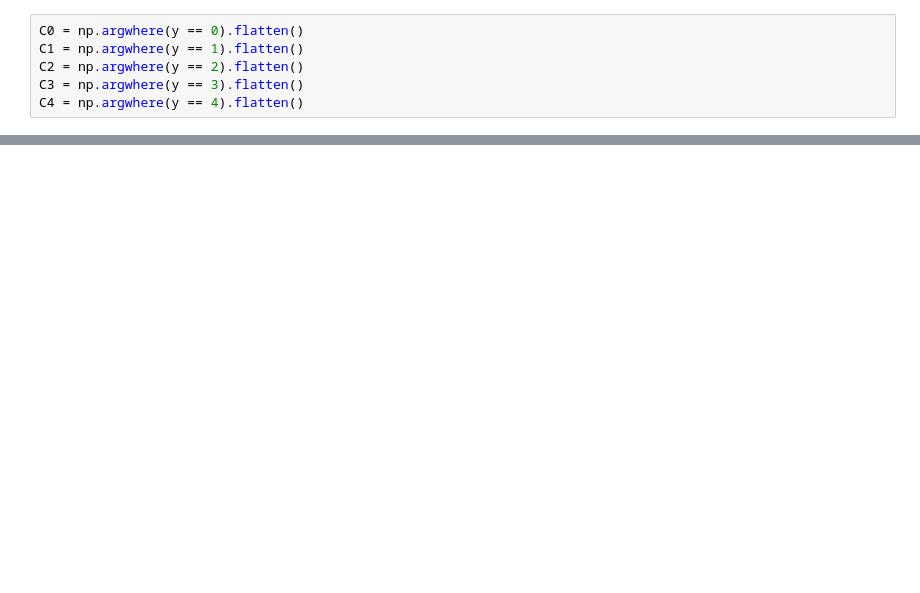
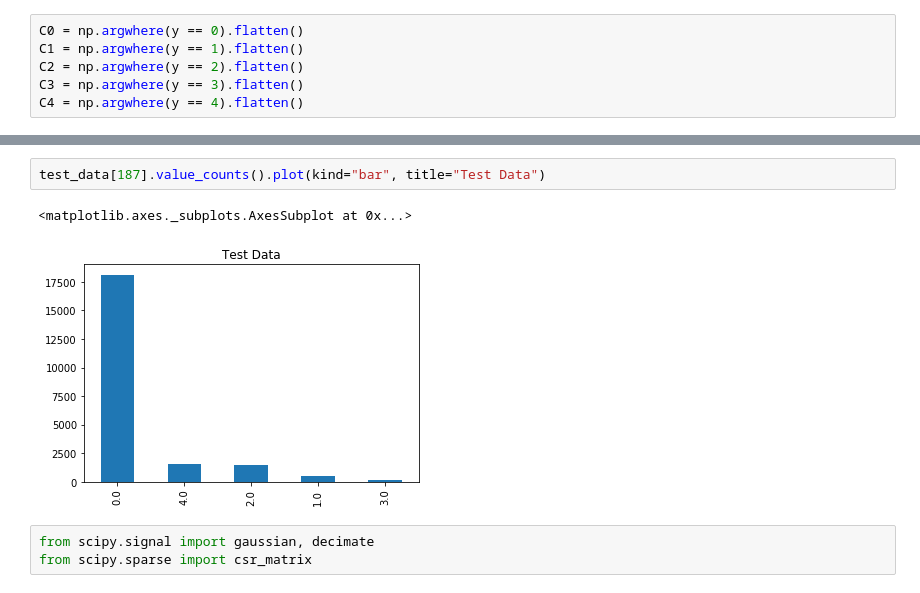
Before and after one commit to raimamathew/Heart-Arrhythmia, a Jupyter notebook: Project_Arrhythmia.ipynb, the cells around one changed output, grey strips where cells are left out. Saved outputs shown, nothing was run; the diff lists cells and outputs as text; blank space fills up the shorter version.

```diff
--- a/Project_Arrhythmia.ipynb
+++ b/Project_Arrhythmia.ipynb
@@ -83,0 +101,8 @@ plt.show()
+# %%
+test_data[187].value_counts().plot(kind="bar", title="Test Data")
+# %% [output]
+<matplotlib.axes._subplots.AxesSubplot at 0x...>
+[figure, added]
+# %%
+from scipy.signal import gaussian, decimate
+from scipy.sparse import csr_matrix
```
Also changed, not shown: parts of 16 cells of this notebook.
